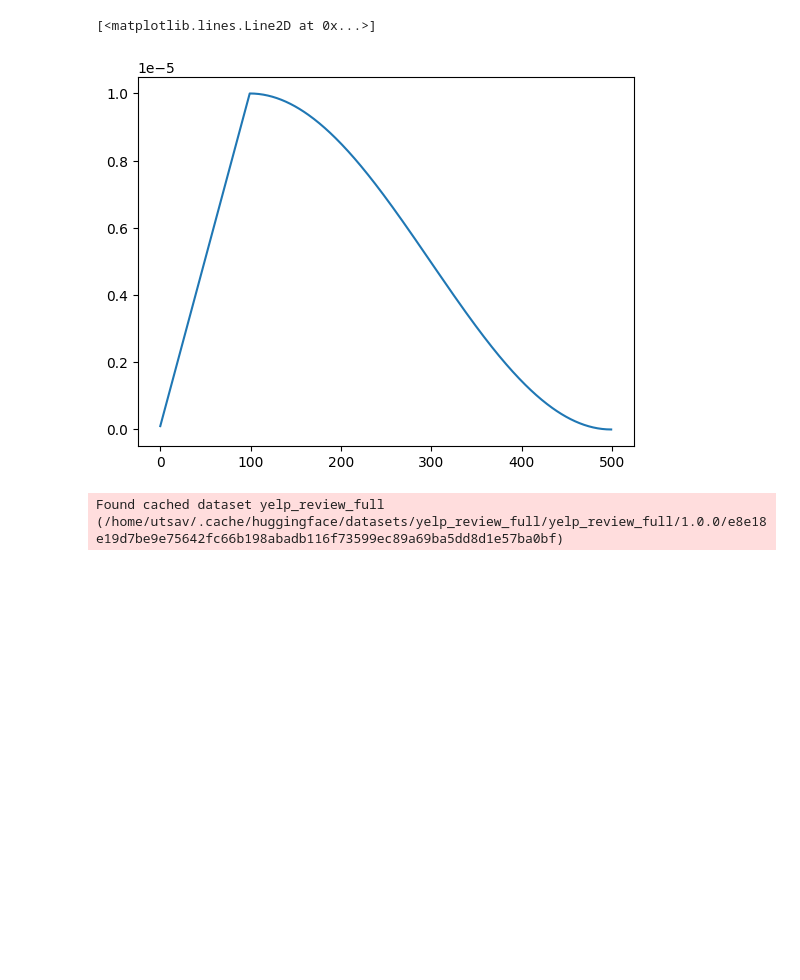
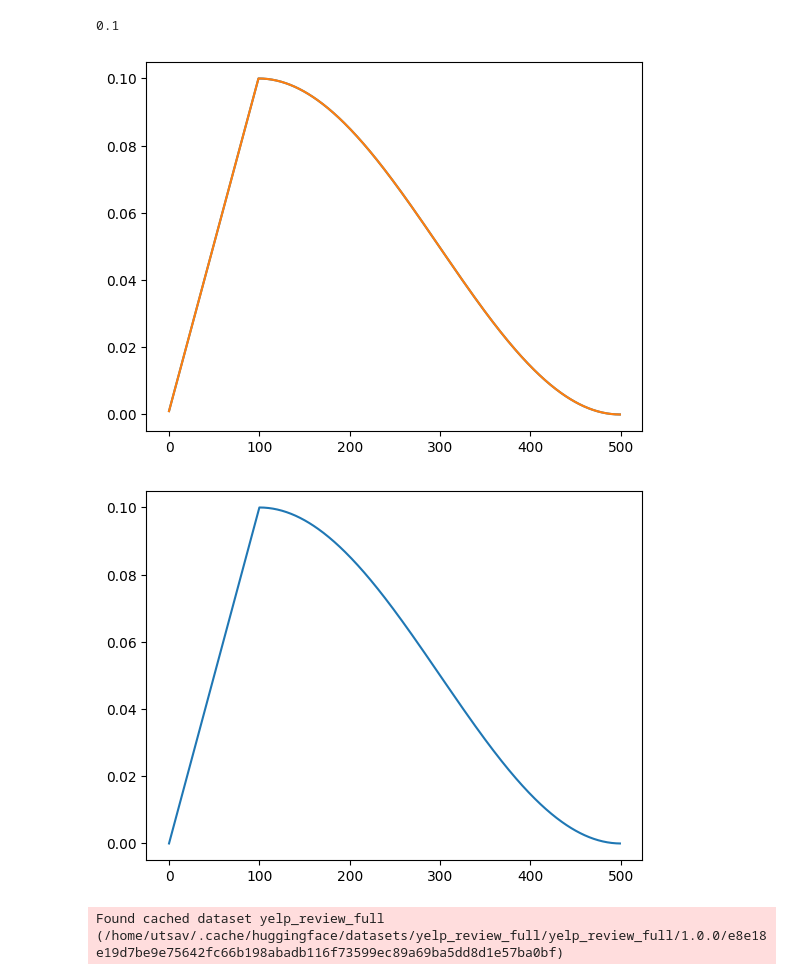
Before and after one commit to utsavdutta98/replearning, a Jupyter notebook: embeddings_init/gpt_experiments.ipynb, the cells around one changed output. Cells and saved outputs as stored; diff of their text form; code cells hidden in the pictures; blank space fills up the shorter version.

```diff
--- a/embeddings_init/gpt_experiments.ipynb
+++ b/embeddings_init/gpt_experiments.ipynb
@@ -17,2 +17,9 @@ max_lr = 0.001
 warmup_steps = 100
 total_steps = 500
+# %%
+def f(step,warmup_steps,max_lr):
+
+    if step < warmup_steps:
+        return (max_lr/warmup_steps) * step
+    else:
+        return 0.5 * (max_lr) * (1 + math.cos((step - warmup_steps) / (total_steps - warmup_steps) * math.pi))
@@ -18,0 +28,2 @@ total_steps = 500
+# %%
+f_step = functools.partial(f, warmup_steps=warmup_steps,max_lr=max_lr)
@@ -19,23 +40,39 @@ total_steps = 500
 # %%
-lr_scheduler = torch.optim.lr_scheduler.LambdaLR(optimizer,
-                    lr_lambda=lambda step:
-                    ((max_lr) / warmup_steps) * step if step < warmup_steps
-                    else
-                    0.5 * (max_lr) * (1 + math.cos((step - warmup_steps) / (total_steps - warmup_steps) * math.pi))
-                    )
+lr_scheduler = torch.optim.lr_scheduler.LambdaLR(optimizer,lr_lambda=f_step)
+
+# lr_scheduler = torch.optim.lr_scheduler.LambdaLR(optimizer,
+#                     lr_lambda=lambda step:
+#                     ((max_lr * step) / warmup_steps)  if step <= warmup_steps
+#                     else
+#                     0.5 * (max_lr) * (1 + math.cos((step - warmup_steps) / (total_steps - warmup_steps) * math.pi))
+#                     )
 # %%
 lrs = []
+lrs_optim = []
+lrs_analytic = []
 
 for epoch in range(500):
+    optimizer.step()
     lr_scheduler.step()
+
+    lrs_analytic.append(f_step(epoch))
     lrs.append(lr_scheduler.get_last_lr())
+    lrs_optim.append(optimizer.param_groups[0]['lr'])
 # %%
 import matplotlib.pyplot as plt
-# %%
-plt.plot(lrs)
-# %% [output]
-[<matplotlib.lines.Line2D at 0x...>]
-[figure, removed]
+# %%
+max(lrs_optim)
+# %% [output]
+0.1
+# %%
+plt.plot(lrs)
+plt.plot(lrs_optim)
+plt.show()
+plt.plot(lrs_analytic)
+plt.show()
+# %% [output]
+[figure, added]
+[figure, added]
 # %%
 dataset = load_hf_dataset('yelp_review_full')
 dataset = prepare_datasets(dataset,0.5)
```
Also changed, not shown: parts of 4 cells of this notebook, 5 other files.
